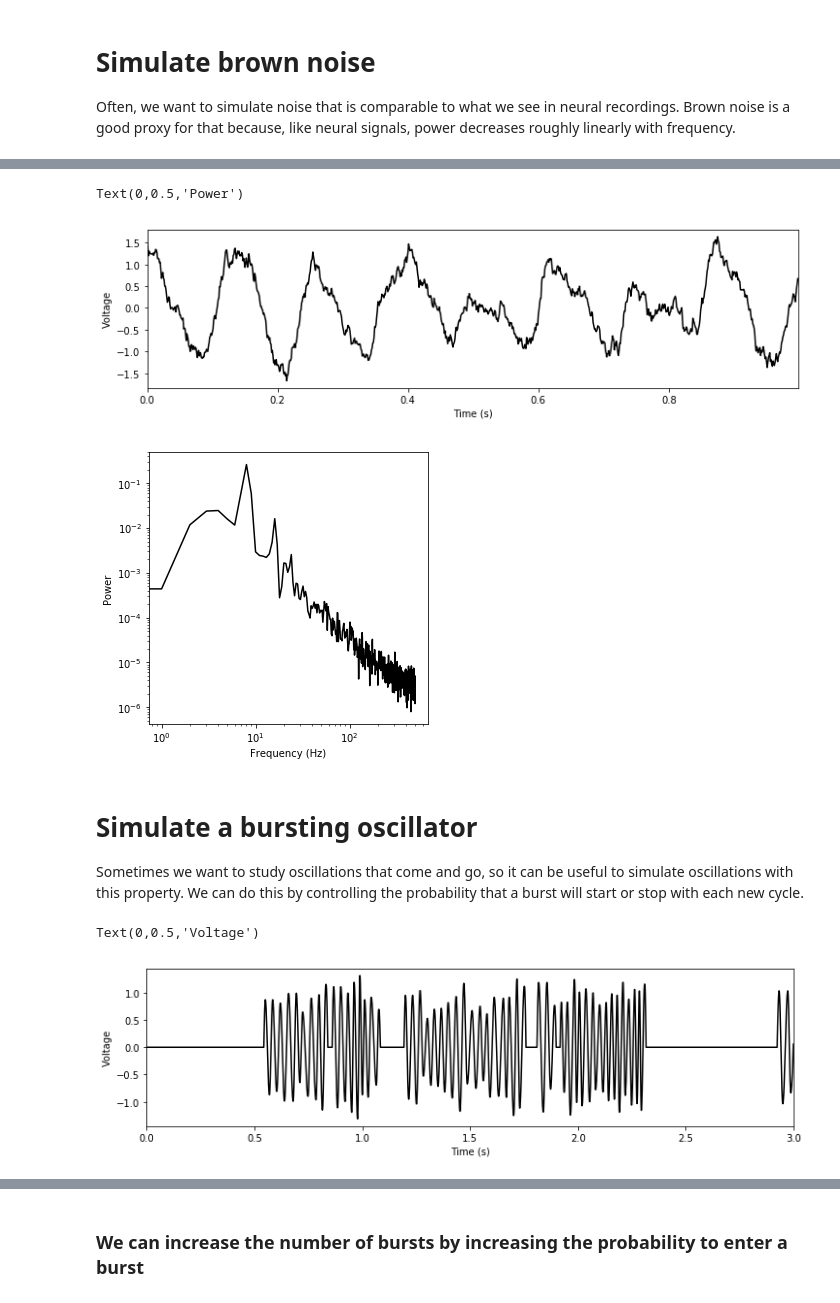
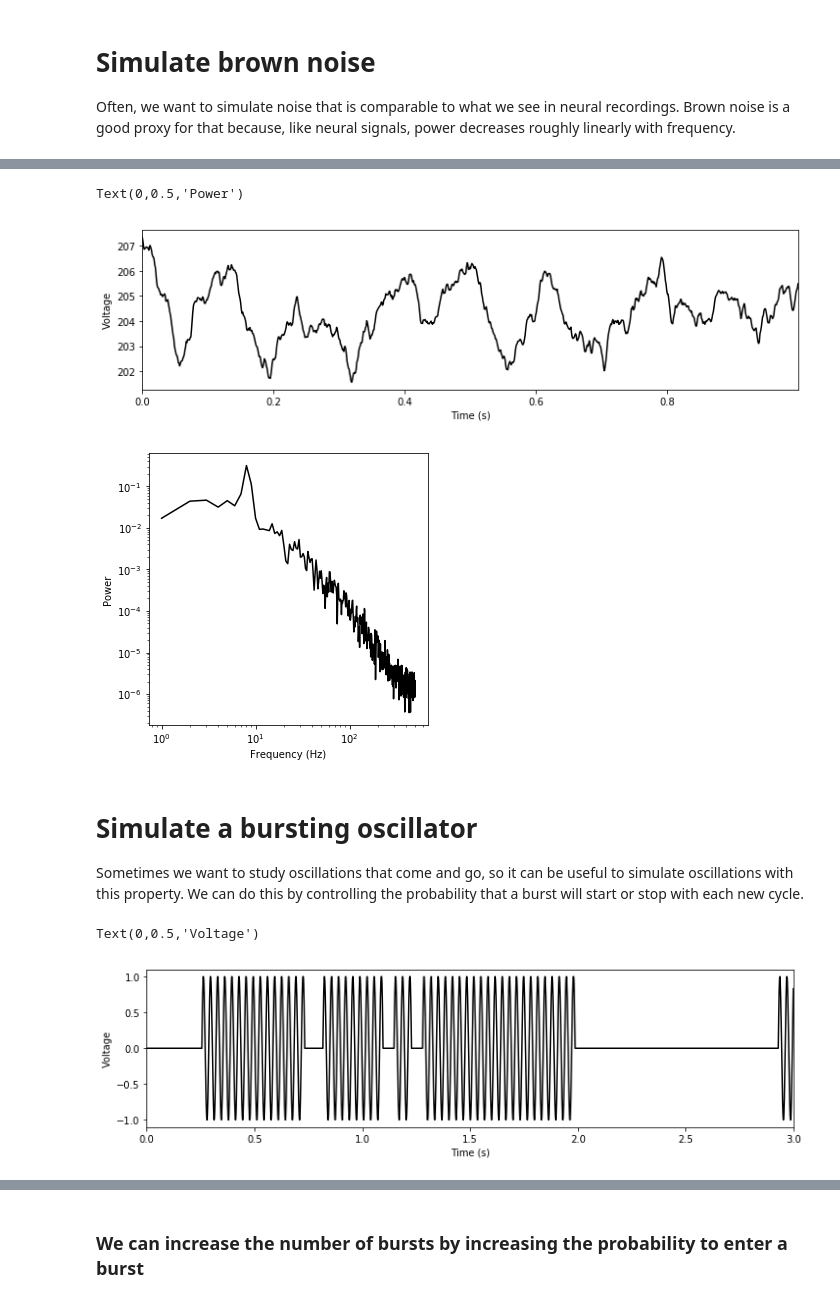
Before and after one commit to neurodsp-tools/neurodsp, a Jupyter notebook: tutorials/7-SimulatingSignals.ipynb, the cells around one changed output, grey strips where cells are left out. Saved outputs shown, nothing was run; the diff lists cells and outputs as text; code cells hidden in the pictures.

```diff
--- a/tutorials/7-SimulatingSignals.ipynb
+++ b/tutorials/7-SimulatingSignals.ipynb
@@ -106,13 +139,14 @@ In order to simulate a signal that looks more like a brain signal, you may want
 # %%
-freq = 8
-T = 5
-Fs = 1000
+osc_freq = 8
+n_seconds = 5
+fs = 1000
 rdsym = .3
-f_hipass_brown = 2
-SNR = 3
-t = np.arange(0, T, 1/Fs)
-signal = neurodsp.sim_noisy_oscillator(freq, T, Fs, rdsym=rdsym,
-                                       f_hipass_brown=f_hipass_brown, SNR=SNR)
+SNR=1.
+
+noise_model = 'synaptic'
+noise_args = {'n_neurons':1000, 'firing_rate':2, 't_ker':1.0, 'tau_r':0.002, 'tau_d':0.02}
+t = np.arange(0, n_seconds, 1/fs)
+signal = sim.sim_noisy_oscillator(n_seconds, fs, osc_freq, noise_model, noise_args, ratio_osc_var=SNR)
 
 plt.figure(figsize=(12,3))
 samps_plot = np.arange(1000)
@@ -122,35 +156,34 @@ plt.xlabel('Time (s)')
 plt.ylabel('Voltage')
 
 # Plot power spectrum
-f, psd = spectral.psd(signal, Fs)
+f, psd = spectral.compute_spectrum(signal, fs)
 plt.figure(figsize=(5,5))
 plt.loglog(f, psd, 'k')
 plt.xlabel('Frequency (Hz)')
 plt.ylabel('Power')
 # %% [output]
 Text(0,0.5,'Power')
-[figure, old version]
+[figure, new version]
-[figure, old version]
+[figure, new version]
 # %% [markdown]
 # Simulate a bursting oscillator
 Sometimes we want to study oscillations that come and go, so it can be useful to simulate oscillations with this property. We can do this by controlling the probability that a burst will start or stop with each new cycle.
 # %%
-freq = 30
-T = 3
-Fs = 1000
+osc_freq = 30
+n_seconds = 3
+fs = 1000
 prob_enter_burst = .1
 prob_leave_burst = .1
 
-osc = neurodsp.sim_bursty_oscillator(freq, T, Fs, rdsym=None,
-                                     prob_enter_burst=prob_enter_burst,
-                                     prob_leave_burst=prob_leave_burst)
+osc = sim.sim_bursty_oscillator(n_seconds, fs, osc_freq,
+                                prob_enter_burst=prob_enter_burst, prob_leave_burst=prob_leave_burst)
 
 plt.figure(figsize=(12,3))
-plt.plot(np.arange(0,T,1/Fs), osc, 'k')
-plt.xlim((0,T))
+plt.plot(np.arange(0,n_seconds,1/fs), osc, 'k')
+plt.xlim((0,n_seconds))
 plt.xlabel('Time (s)')
 plt.ylabel('Voltage')
 # %% [output]
 Text(0,0.5,'Voltage')
-[figure, old version]
+[figure, new version]
 # %% [markdown]
```
Also changed, not shown: parts of 17 cells of this notebook, 4 other files.
